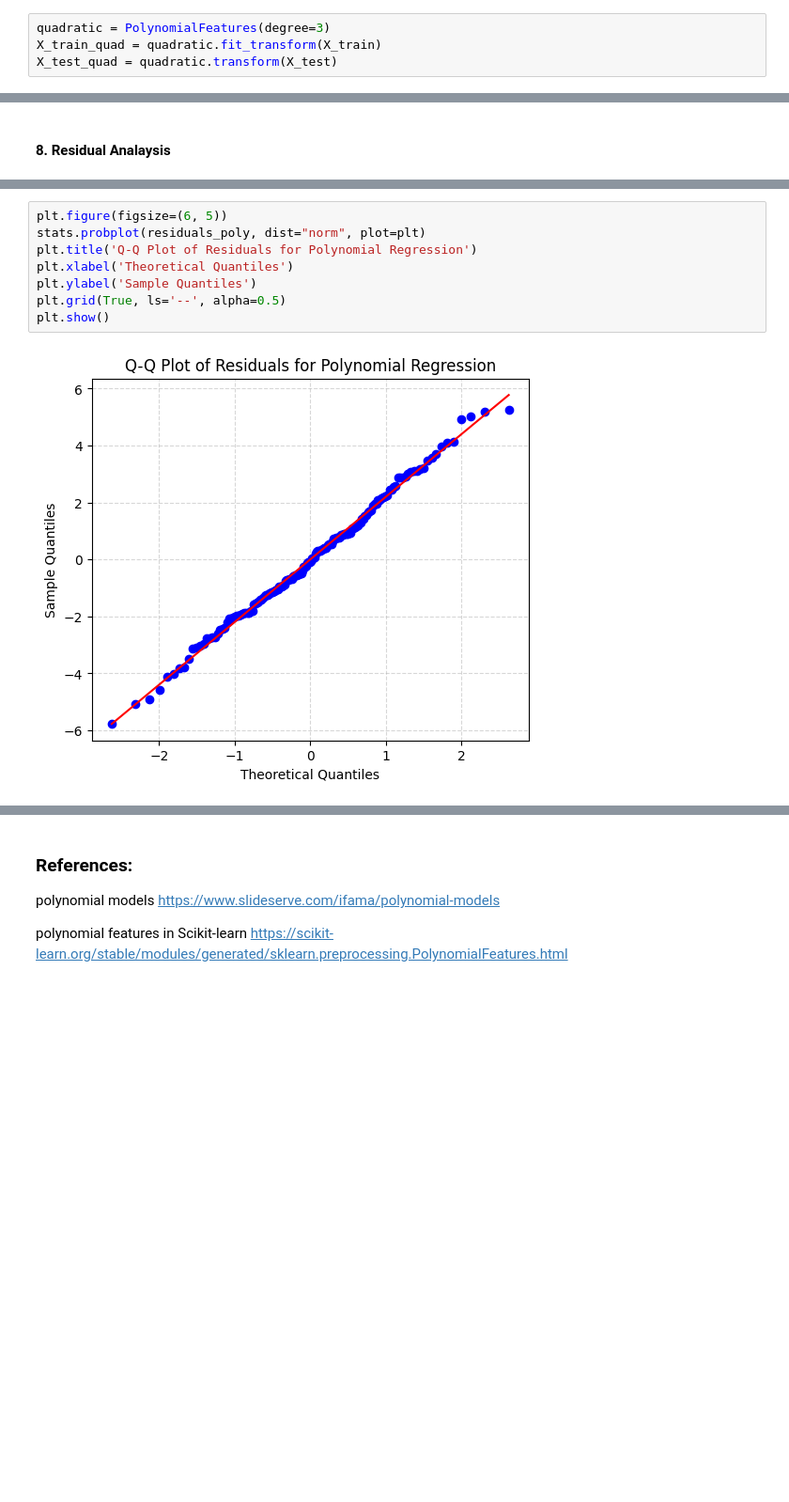
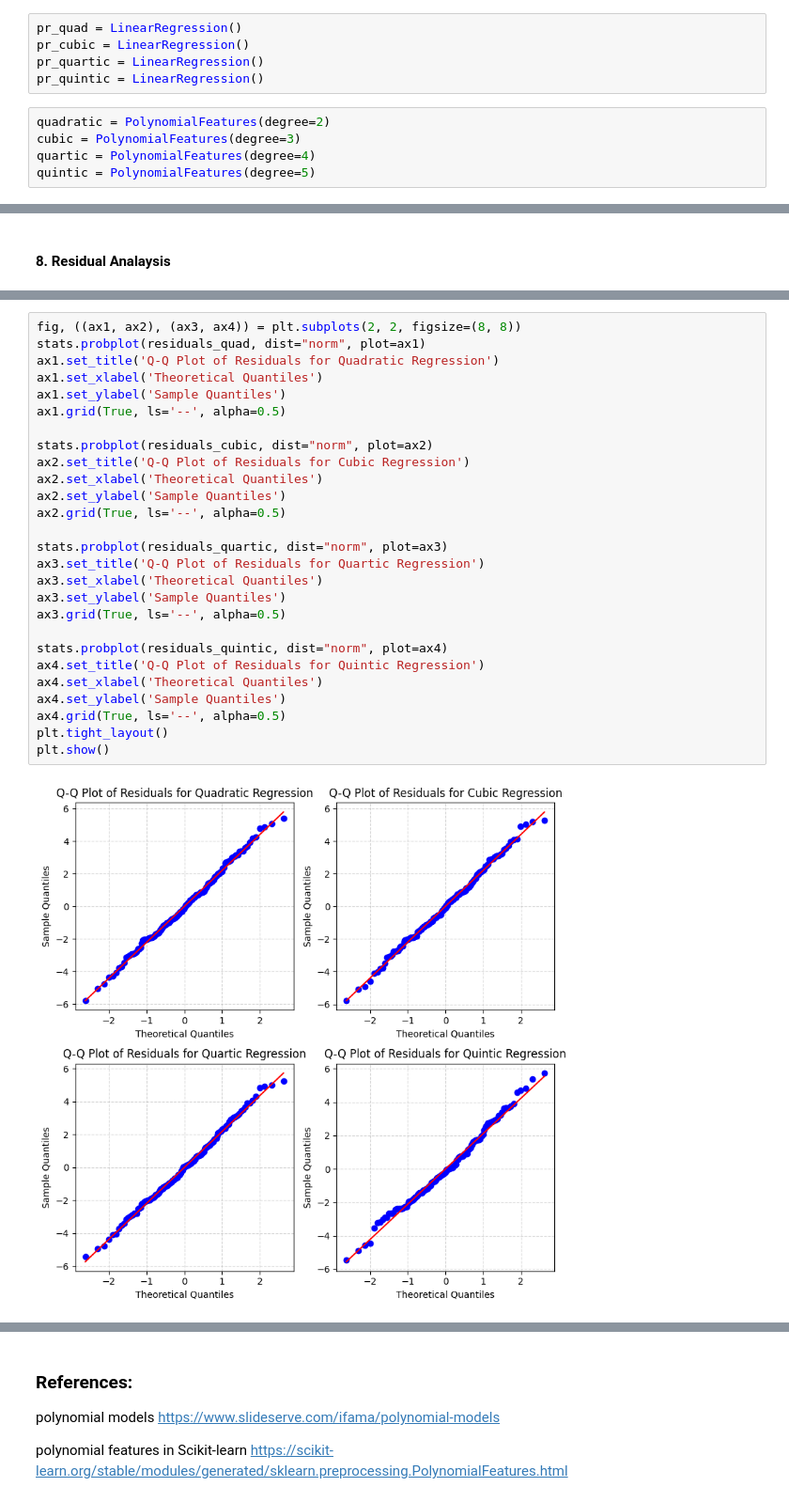
Before and after one commit to AnalyticalHarry/RegressionAnalysisUsingPython, a Jupyter notebook: Customer Advertising Dataset - Polynomial Regression.ipynb, the cells around one changed output, grey strips where cells are left out. Shown at 94% size. Saved outputs shown, nothing was run; the diff lists cells and outputs as text; blank space fills up the shorter version.

```diff
--- a/Customer Advertising Dataset - Polynomial Regression.ipynb
+++ b/Customer Advertising Dataset - Polynomial Regression.ipynb
@@ -94,5 +91,11 @@ pr = LinearRegression()
 # %%
-quadratic = PolynomialFeatures(degree=3)
-X_train_quad = quadratic.fit_transform(X_train)
-X_test_quad = quadratic.transform(X_test)
+pr_quad = LinearRegression()
+pr_cubic = LinearRegression()
+pr_quartic = LinearRegression()
+pr_quintic = LinearRegression()
+# %%
+quadratic = PolynomialFeatures(degree=2)
+cubic = PolynomialFeatures(degree=3)
+quartic = PolynomialFeatures(degree=4)
+quintic = PolynomialFeatures(degree=5)
 # %%
@@ -166,11 +283,30 @@ plt.show()
 # %%
-plt.figure(figsize=(6, 5))
-stats.probplot(residuals_poly, dist="norm", plot=plt)
-plt.title('Q-Q Plot of Residuals for Polynomial Regression')
-plt.xlabel('Theoretical Quantiles')
-plt.ylabel('Sample Quantiles')
-plt.grid(True, ls='--', alpha=0.5)
+fig, ((ax1, ax2), (ax3, ax4)) = plt.subplots(2, 2, figsize=(8, 8))
+stats.probplot(residuals_quad, dist="norm", plot=ax1)
+ax1.set_title('Q-Q Plot of Residuals for Quadratic Regression')
+ax1.set_xlabel('Theoretical Quantiles')
+ax1.set_ylabel('Sample Quantiles')
+ax1.grid(True, ls='--', alpha=0.5)
+
+stats.probplot(residuals_cubic, dist="norm", plot=ax2)
+ax2.set_title('Q-Q Plot of Residuals for Cubic Regression')
+ax2.set_xlabel('Theoretical Quantiles')
+ax2.set_ylabel('Sample Quantiles')
+ax2.grid(True, ls='--', alpha=0.5)
+
+stats.probplot(residuals_quartic, dist="norm", plot=ax3)
+ax3.set_title('Q-Q Plot of Residuals for Quartic Regression')
+ax3.set_xlabel('Theoretical Quantiles')
+ax3.set_ylabel('Sample Quantiles')
+ax3.grid(True, ls='--', alpha=0.5)
+
+stats.probplot(residuals_quintic, dist="norm", plot=ax4)
+ax4.set_title('Q-Q Plot of Residuals for Quintic Regression')
+ax4.set_xlabel('Theoretical Quantiles')
+ax4.set_ylabel('Sample Quantiles')
+ax4.grid(True, ls='--', alpha=0.5)
+plt.tight_layout()
 plt.show()
 # %% [output]
-[figure, old version]
+[figure, new version]
 # %%
```
Also changed, not shown: parts of 9 cells of this notebook.
